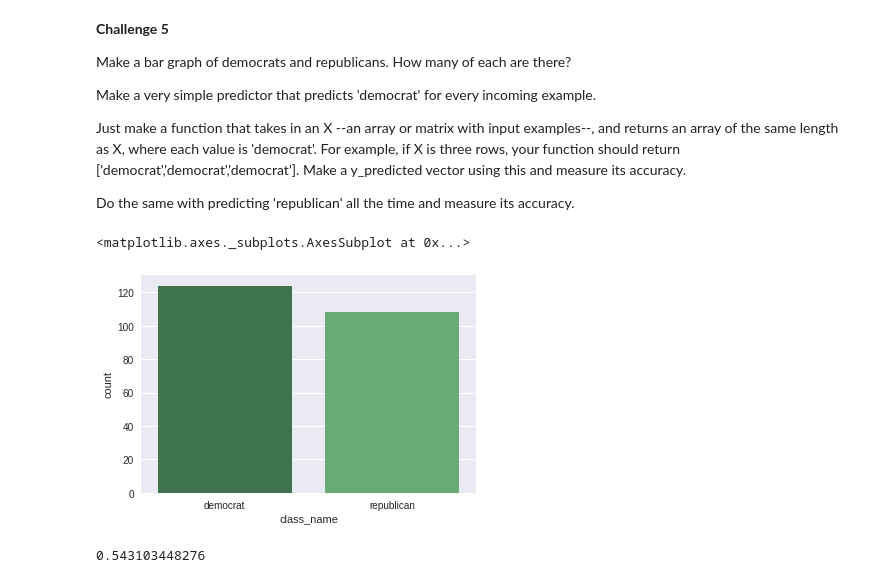
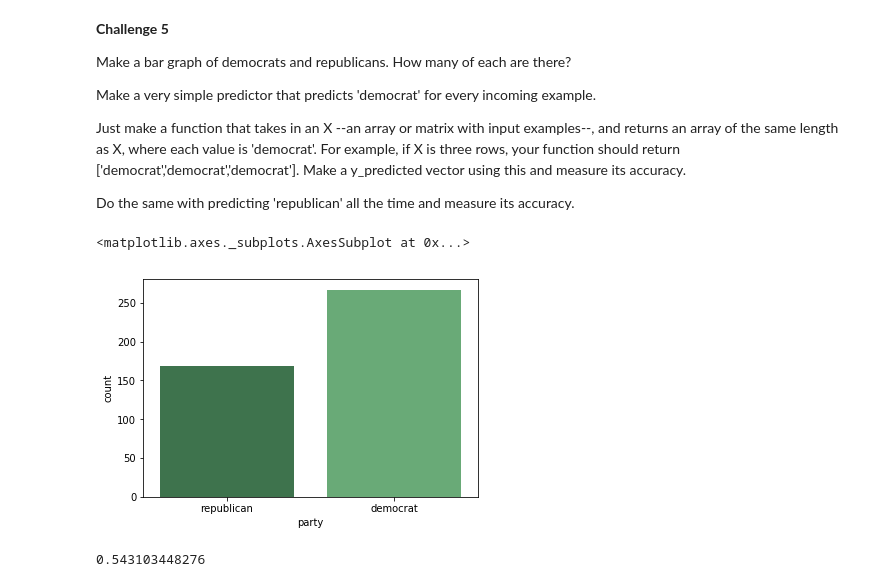
Before and after one commit to bfitzpa5/Metis_Challenges, a Jupyter notebook: 07-classification/challenge_set_7_brendan.ipynb, the cells around one changed output. Cells and saved outputs as stored; diff of their text form; code cells hidden in the pictures.

```diff
--- a/07-classification/challenge_set_7_brendan.ipynb
+++ b/07-classification/challenge_set_7_brendan.ipynb
@@ -70,7 +70,7 @@ Now, almost every representative has a ?. This represents the absence of a vote
 
 So, convert each ? to this probability (when yes=1 and no=0, this is the mean of the column)
 # %%
-cols = np.asarray(['Class Name',
+cols = np.asarray(['Party',
         'handicapped-infants',
         'water-project-cost-sharing',
         'adoption-of-the-budget-resolution',
@@ -112,13 +95,12 @@ print(unique_vals)
 # %%
-def f(x):
+# create dummy variable function where the mode is used for interpolation
+def dummyVotes(x, mode):
+    if(x == '?'):
+        x = mode
+
     if(x == 'y'):
         return 1
     elif(x == 'n'):
         return 0
-    elif(x == '?'):
-        return np.nan
     else:
         return x
-# %%
-df = (df.applymap(f)).dropna(how='any')
-df.head()
@@ -132,3 +107,7 @@ df.head()
+# %%
+for column in df.columns[1:]:
+    mode = df[column].mode().iloc[0]
+    df[column] = df[column].apply(lambda x: dummyVotes(x, mode))
 # %% [markdown]
 **Challenge 2**
 
@@ -223,10 +216,10 @@ Just make a function that takes in an X --an array or matrix with input examples
 
 Do the same with predicting 'republican' all the time and measure its accuracy.
 # %%
-sns.countplot(x="class_name",data=df,palette="Greens_d")
+sns.countplot(x="party",data=df,palette="Greens_d")
 # %% [output]
 <matplotlib.axes._subplots.AxesSubplot at 0x...>
-[figure, old version]
+[figure, new version]
 # %%
 def democrat_predictor(X):
     list = ['democrat' for _ in range(len(X))]
```
Also changed, not shown: parts of 17 cells of this notebook.
